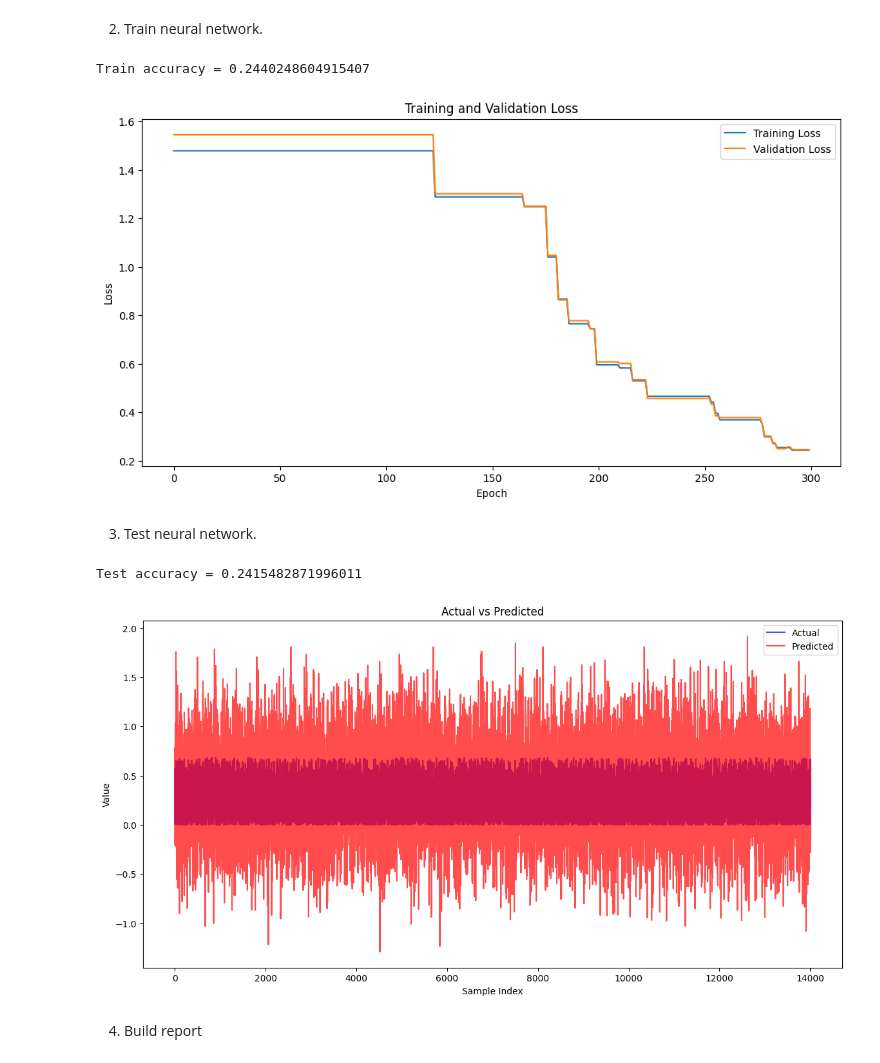
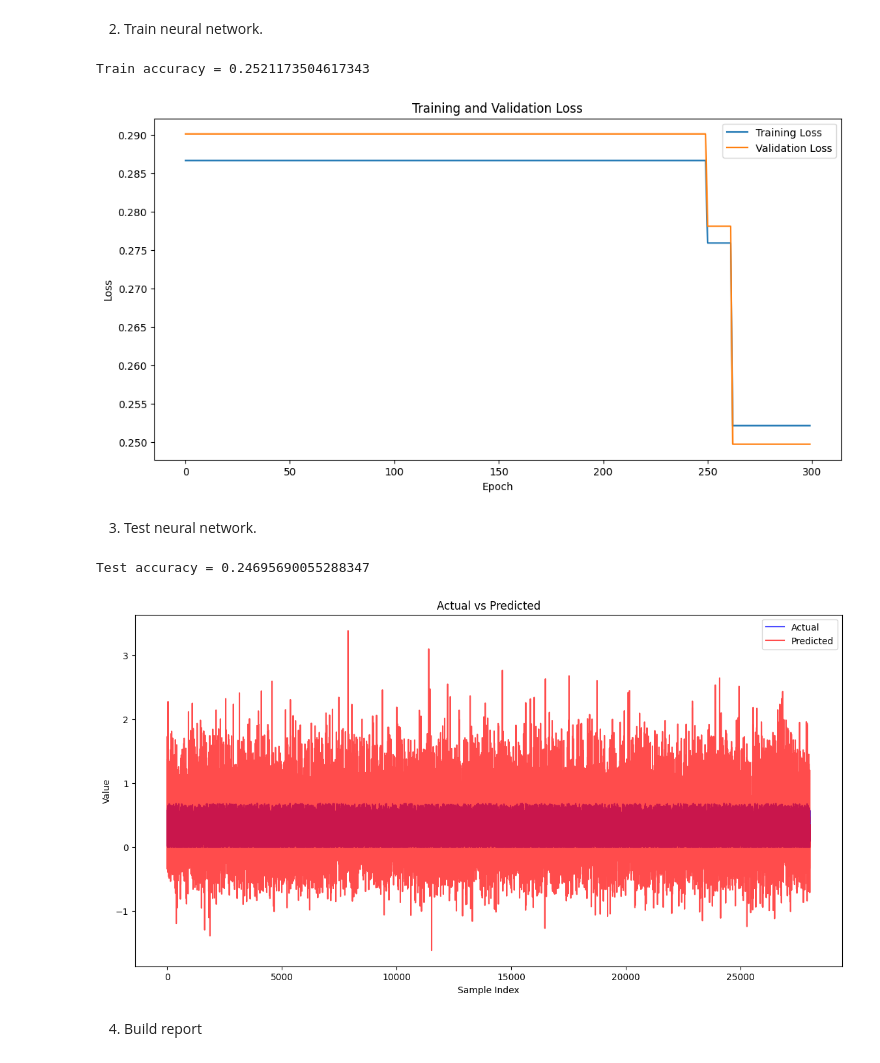
Before and after one commit to melalex/computational-intelligence, a Jupyter notebook: notebooks/wind_turbine_forecasting.ipynb, the cells around one changed output. Saved outputs shown, nothing was run; the diff lists cells and outputs as text; code cells hidden in the pictures.

```diff
--- a/notebooks/wind_turbine_forecasting.ipynb
+++ b/notebooks/wind_turbine_forecasting.ipynb
@@ -82,0 +35,9 @@ validation_data = ValidationData(validation_x_windowed, validation_y_windowed)
+# %%
+scaler = StandardScaler()
+
+dataset = process_wind_turbine_dataset(
+    archive,
+    scaler=scaler,
+)
+
+dataset.head(5)
@@ -82,0 +51,16 @@ validation_data = ValidationData(validation_x_windowed, validation_y_windowed)
+# %%
+window_size = 12
+train_val_split = 0.9
+
+x_train, y_train, x_valid, y_valid, x_test, y_test = window_and_split(
+    dataset=dataset, test_train_ratio=0.8, train_valid_ratio=0.9, window_size=12
+)
+
+print("x_train = " + str(x_train.shape))
+print("y_train = " + str(y_train.shape))
+print("x_valid = " + str(x_valid.shape))
+print("y_valid = " + str(y_valid.shape))
+print("x_test = " + str(x_test.shape))
+print("y_test = " + str(y_test.shape))
+
+validation_data = ValidationData(x_valid, y_valid)
@@ -87,8 +78,8 @@ validation_data = ValidationData(validation_x_windowed, validation_y_windowed)
 # %%
 model = SeqNet(
     layers=[
-        Input(train_x_windowed.shape[0]),
-        Dense(32),
+        Input(x_train.shape[0]),
+        Dense(64, activation_fun=RELU_ACTIVATION),
         Dense(1),
     ]
 )
@@ -106,26 +97,26 @@ compiled_model = model.compile(
 2. Train neural network.
 # %%
 trained_model = compiled_model.fit(
-    train_x_windowed, train_y_windowed, 300, validation_data=validation_data
+    x_train, y_train, 300, validation_data=validation_data
 )
 
 print("Train accuracy = " + str(trained_model.train_loss()))
 
 plot_loss_and_val_loss(trained_model)
 # %% [output]
-Train accuracy = 0.2440248604915407
+Train accuracy = 0.2521173504617343
-[figure, old version]
+[figure, new version]
 # %% [markdown]
 3. Test neural network.
 # %%
-y_predicted = trained_model.predict(test_x_windowed)
+y_predicted = trained_model.predict(x_test)
 
-print("Test accuracy = " + str(MEAN_SQUARED_ERROR.apply(test_y_windowed, y_predicted)))
+print("Test accuracy = " + str(MEAN_SQUARED_ERROR.apply(y_test, y_predicted)))
 
-plot_diff(test_y_windowed.flatten(), y_predicted.flatten())
+plot_diff(y_test.flatten(), y_predicted.flatten())
 # %% [output]
-Test accuracy = 0.2415482871996011
+Test accuracy = 0.24695690055288347
-[figure, old version]
+[figure, new version]
 # %% [markdown]
 4. Build report
 # %%
```
Also changed, not shown: parts of 11 cells of this notebook, 1 other file.
